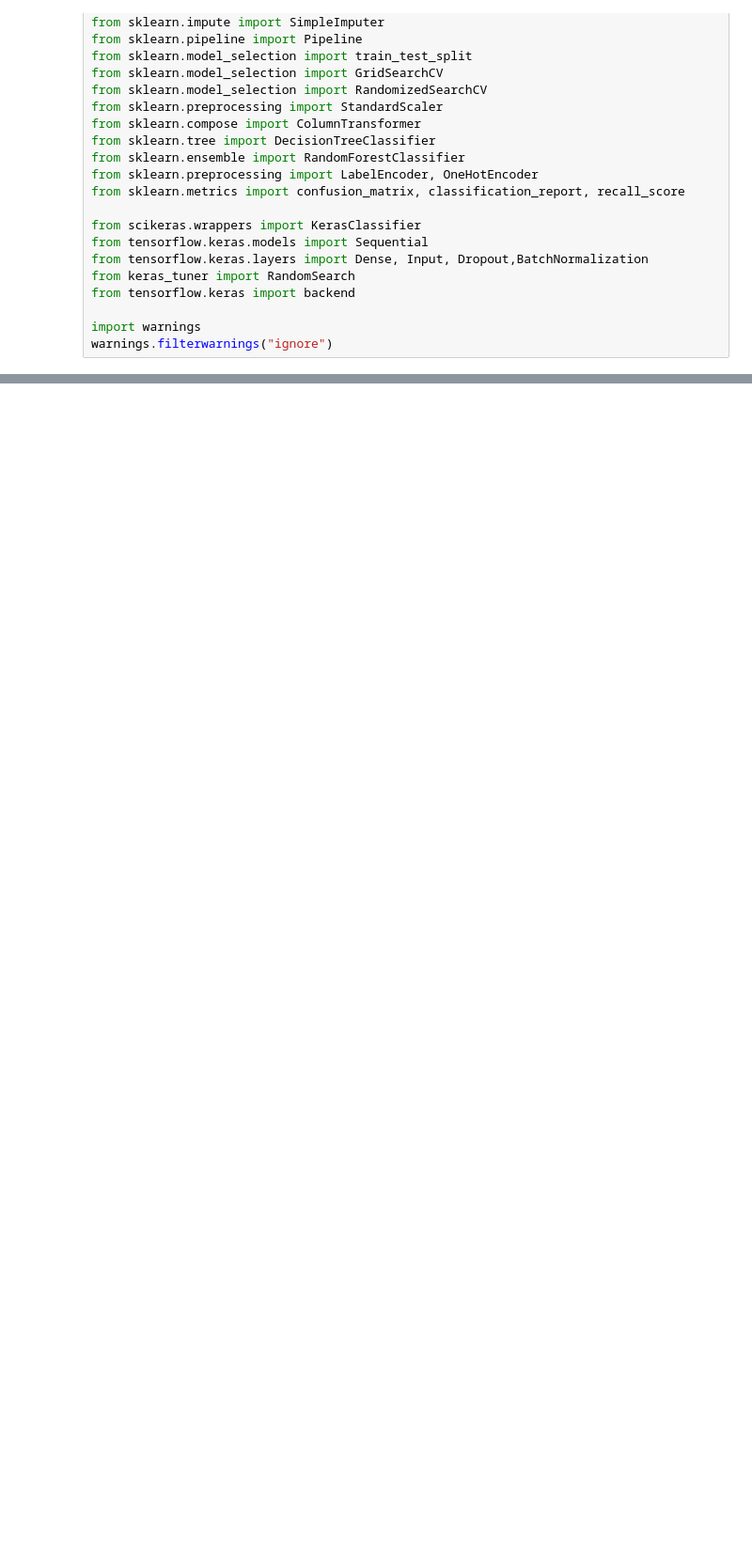
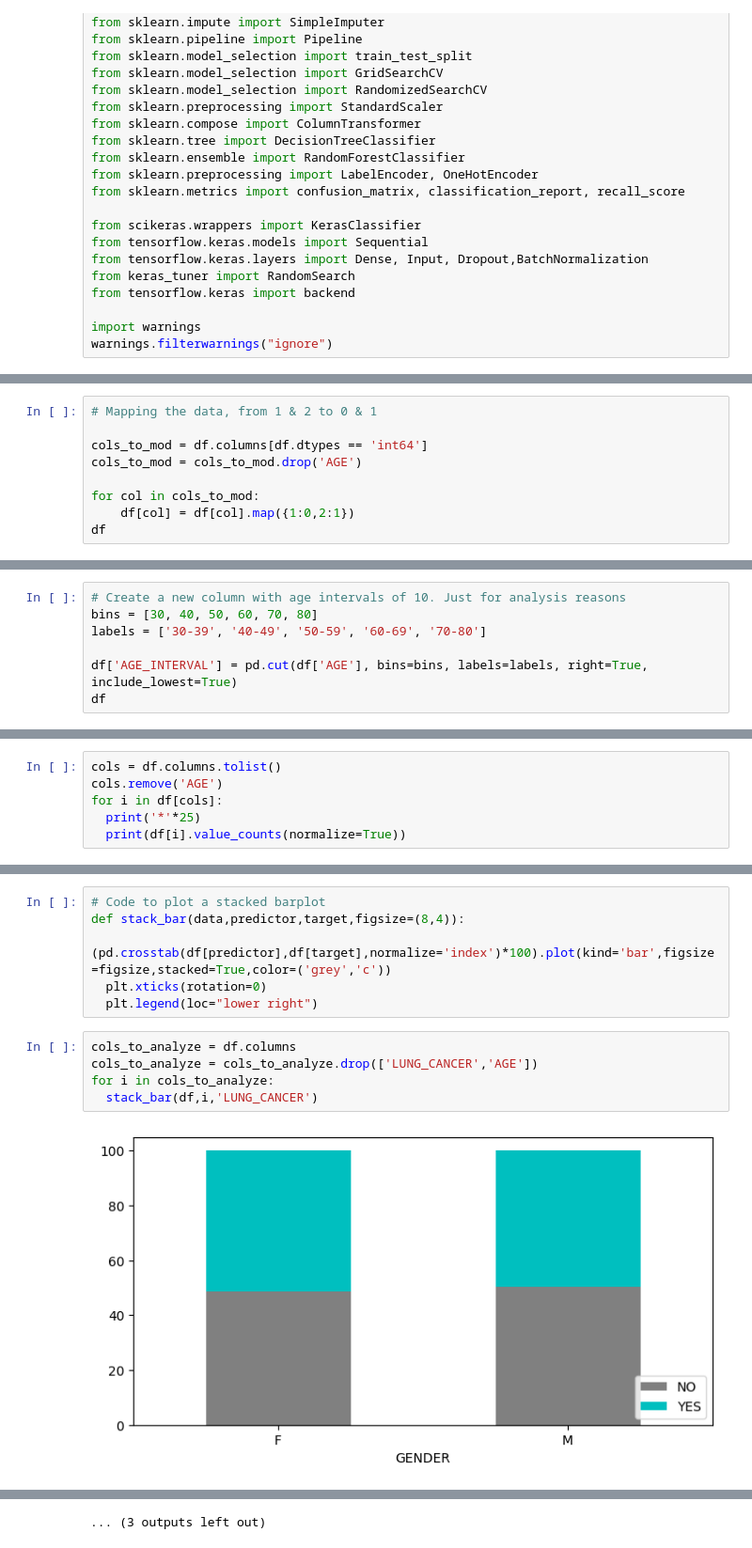
Before and after one commit to SergioDLezama/Lung-Cancer-Prediction-ML, a Jupyter notebook: main.ipynb, the cells around one changed output, grey strips where cells are left out. Shown at 94% size. Saved outputs shown, nothing was run; the diff lists cells and outputs as text; blank space fills up the shorter version.

```diff
--- a/main.ipynb
+++ b/main.ipynb
@@ -45,0 +110,9 @@ warnings.filterwarnings("ignore")
+# %%
+# Mapping the data, from 1 & 2 to 0 & 1
+
+cols_to_mod = df.columns[df.dtypes == 'int64']
+cols_to_mod = cols_to_mod.drop('AGE')
+
+for col in cols_to_mod:
+    df[col] = df[col].map({1:0,2:1})
+df
@@ -45,0 +167,7 @@ warnings.filterwarnings("ignore")
+# %%
+# Create a new column with age intervals of 10. Just for analysis reasons
+bins = [30, 40, 50, 60, 70, 80]
+labels = ['30-39', '40-49', '50-59', '60-69', '70-80']
+
+df['AGE_INTERVAL'] = pd.cut(df['AGE'], bins=bins, labels=labels, right=True, include_lowest=True)
+df
@@ -45,0 +188,6 @@ warnings.filterwarnings("ignore")
+# %%
+cols = df.columns.tolist()
+cols.remove('AGE')
+for i in df[cols]:
+  print('*'*25)
+  print(df[i].value_counts(normalize=True))
@@ -45,0 +215,13 @@ warnings.filterwarnings("ignore")
+# %%
+# Code to plot a stacked barplot
+def stack_bar(data,predictor,target,figsize=(8,4)):
+  (pd.crosstab(df[predictor],df[target],normalize='index')*100).plot(kind='bar',figsize=figsize,stacked=True,color=('grey','c'))
+  plt.xticks(rotation=0)
+  plt.legend(loc="lower right")
+# %%
+cols_to_analyze = df.columns
+cols_to_analyze = cols_to_analyze.drop(['LUNG_CANCER','AGE'])
+for i in cols_to_analyze:
+  stack_bar(df,i,'LUNG_CANCER')
+# %% [output]
+[figure, added]
@@ -45,0 +239 @@ warnings.filterwarnings("ignore")
+... (3 outputs left out)
```
Also changed, not shown: parts of 43 cells of this notebook.
